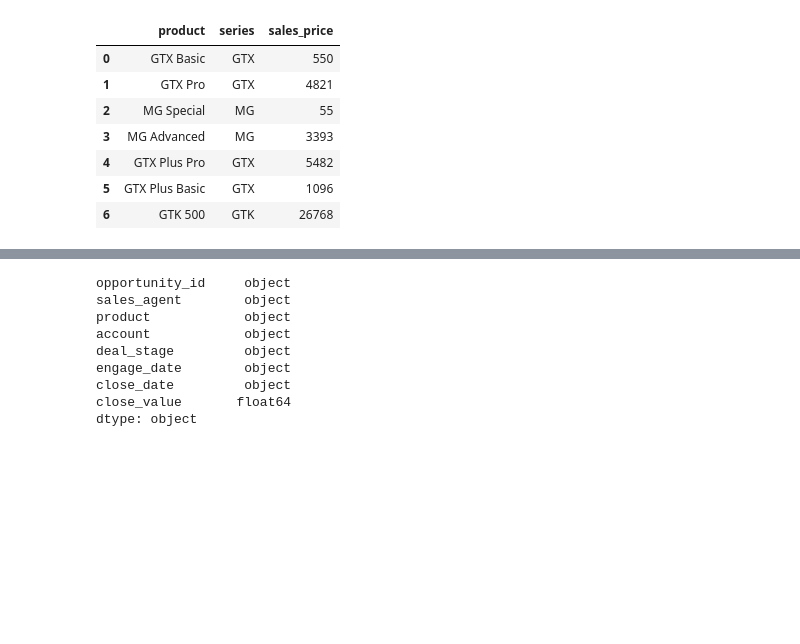
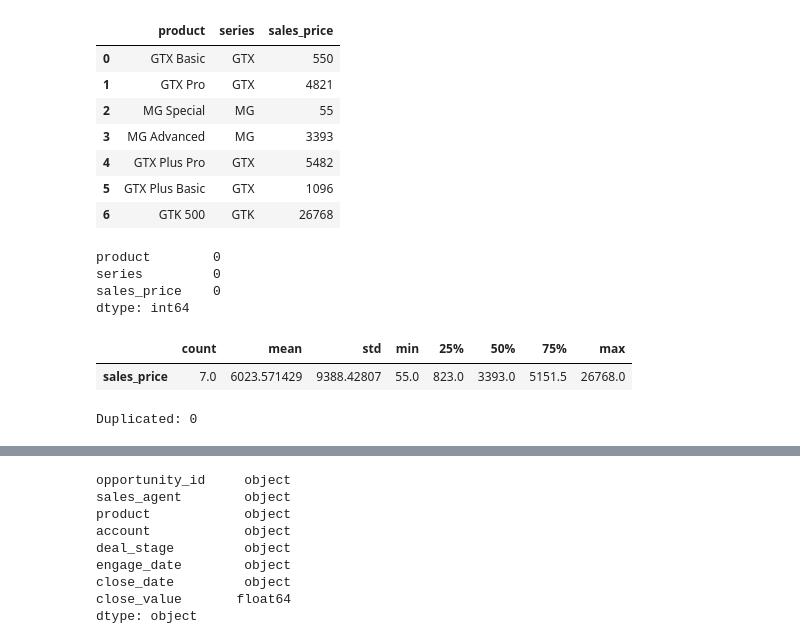
Before and after one commit to HugoRodriguesL/CRM_sales_project, a Jupyter notebook: data_cleaning.ipynb, the cells around one changed output, grey strips where cells are left out. Drawn from its saved outputs; the diff is of its cells as text; code cells hidden in the pictures; blank space fills up the shorter version.

```diff
--- a/data_cleaning.ipynb
+++ b/data_cleaning.ipynb
@@ -15,6 +20,22 @@ df_products
 | 4 | GTX Plus Pro | GTX | 5482 |
 | 5 | GTX Plus Basic | GTX | 1096 |
 | 6 | GTK 500 | GTK | 26768 |
+# %%
+df_products.isnull().sum()
+# %% [output]
+product        0
+series         0
+sales_price    0
+dtype: int64
+# %%
+df_products.describe().T
+# %% [output]
+|  | count | mean | std | min | 25% | 50% | 75% | max |
+| sales_price | 7.0 | 6023.571429 | 9388.42807 | 55.0 | 823.0 | 3393.0 | 5151.5 | 26768.0 |
+# %%
+print(f'Duplicated: {df_products.duplicated().sum()}')
+# %% [output]
+Duplicated: 0
 # %%
 df_accounts = pd.read_csv('data_files/accounts.csv')
 df_accounts
```
Also changed, not shown: parts of 32 cells of this notebook, 3 other files.
